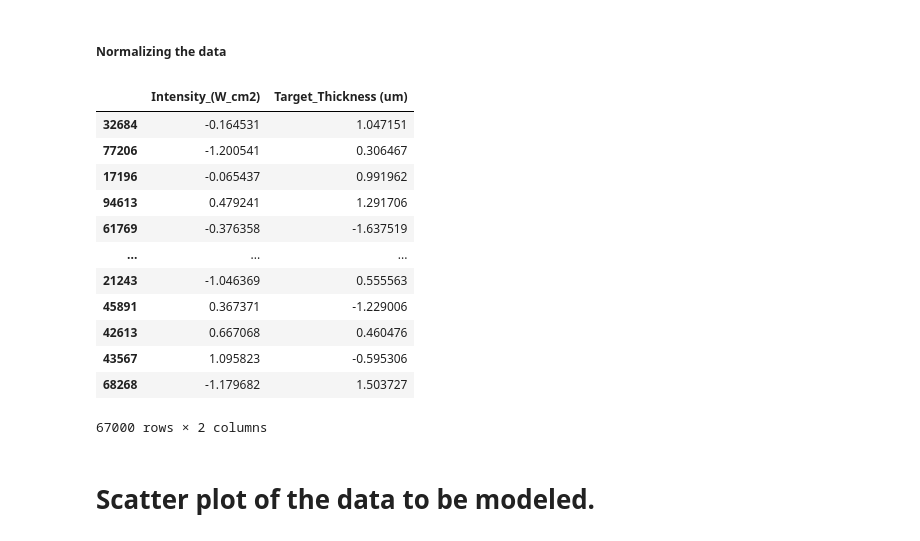
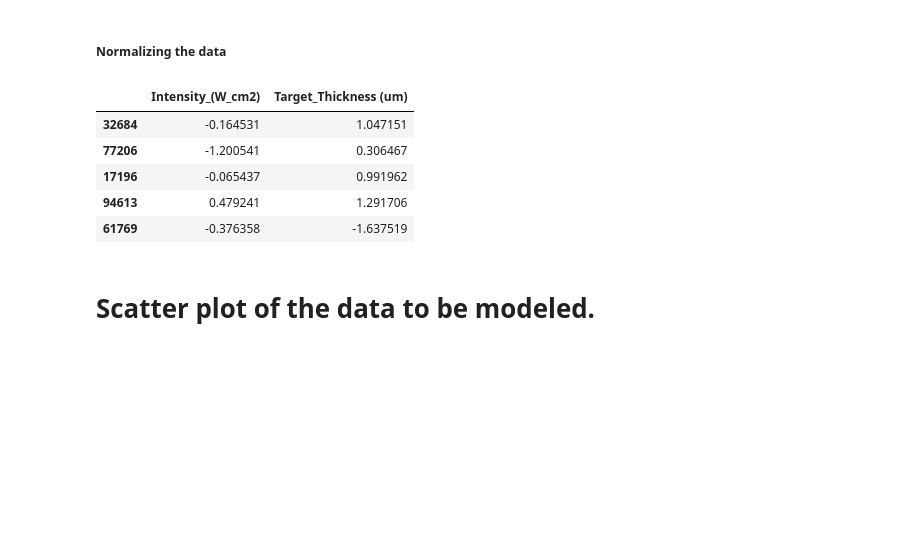
Before and after one commit to pedrog96/vanilla-latte, a Jupyter notebook: support vector regression/Support Vector Regression.ipynb, the cells around one changed output. Drawn from its saved outputs; the diff is of its cells as text; code cells hidden in the pictures; blank space fills up the shorter version.

```diff
--- a/support vector regression/Support Vector Regression.ipynb
+++ b/support vector regression/Support Vector Regression.ipynb
@@ -59,21 +59,14 @@ means = X_train.mean()
 stds = X_train.std(ddof=1)
 X_train_norm = (X_train - means) / stds
 # %%
-X_train_norm
+X_train_norm.head()
 # %% [output]
 |  | Intensity_(W_cm2) | Target_Thickness (um) |
 | 32684 | -0.164531 | 1.047151 |
 | 77206 | -1.200541 | 0.306467 |
 | 17196 | -0.065437 | 0.991962 |
 | 94613 | 0.479241 | 1.291706 |
 | 61769 | -0.376358 | -1.637519 |
-| ... | ... | ... |
-| 21243 | -1.046369 | 0.555563 |
-| 45891 | 0.367371 | -1.229006 |
-| 42613 | 0.667068 | 0.460476 |
-| 43567 | 1.095823 | -0.595306 |
-| 68268 | -1.179682 | 1.503727 |
-67000 rows × 2 columns
 # %% [markdown]
 # Scatter plot of the data to be modeled.
 # %%
```
Also changed, not shown: parts of 6 cells of this notebook.
